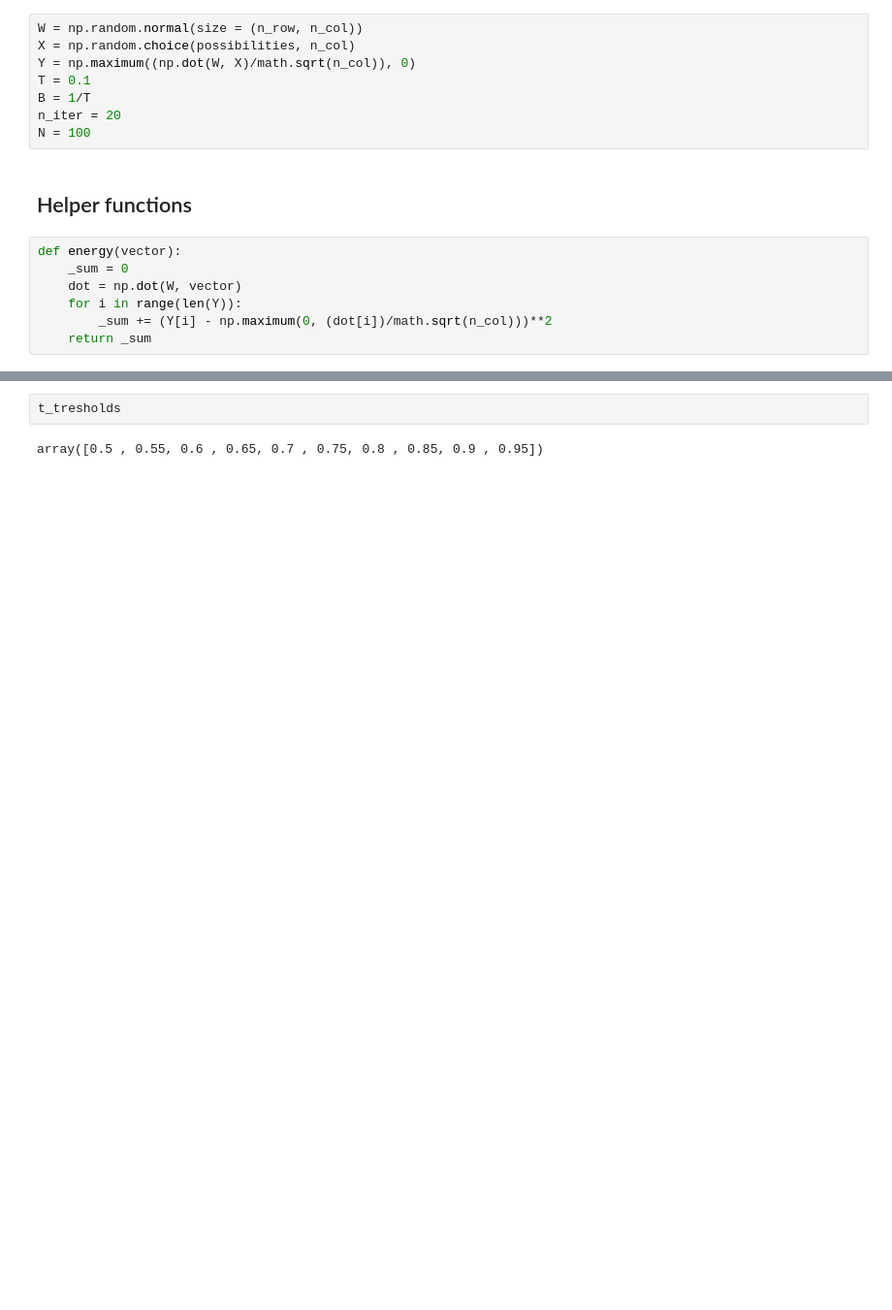
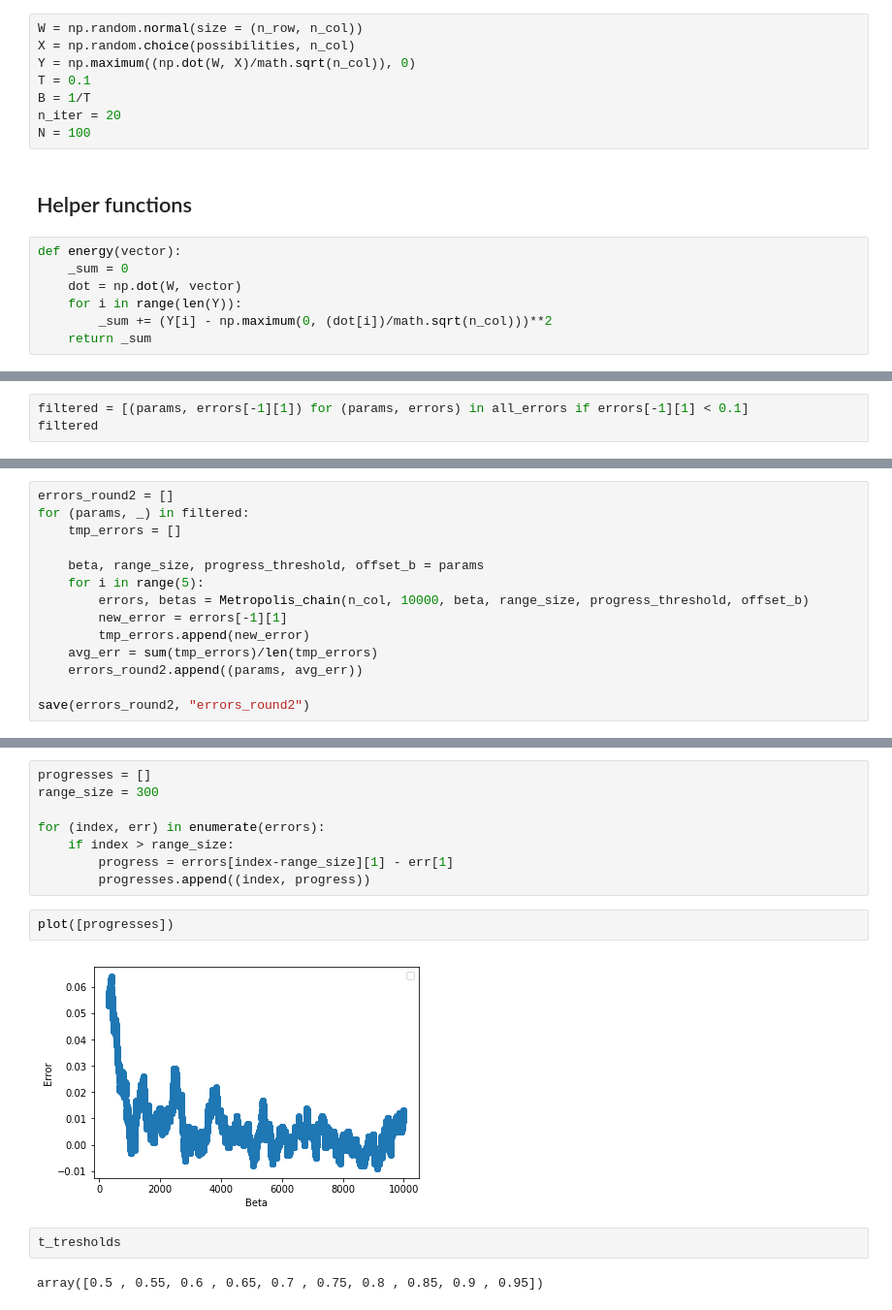
Before and after one commit to arninaud/MCAA_mini_projet, a Jupyter notebook: MCAA_new_version.ipynb, the cells around one changed output, grey strips where cells are left out. Shown at 97% size. Drawn from its saved outputs; the diff is of its cells as text; blank space fills up the shorter version.

```diff
--- a/MCAA_new_version.ipynb
+++ b/MCAA_new_version.ipynb
@@ -186,0 +158,3 @@ KeyboardInterrupt:
+# %%
+filtered = [(params, errors[-1][1]) for (params, errors) in all_errors if errors[-1][1] < 0.1]
+filtered
@@ -186,0 +165,14 @@ KeyboardInterrupt:
+# %%
+errors_round2 = []
+for (params, _) in filtered:
+    tmp_errors = []
+
+    beta, range_size, progress_threshold, offset_b = params
+    for i in range(5):
+        errors, betas = Metropolis_chain(n_col, 10000, beta, range_size, progress_threshold, offset_b)
+        new_error = errors[-1][1]
+        tmp_errors.append(new_error)
+    avg_err = sum(tmp_errors)/len(tmp_errors)
+    errors_round2.append((params, avg_err))
+
+save(errors_round2, "errors_round2")
@@ -187,3 +229,15 @@ KeyboardInterrupt:
+# %%
+progresses = []
+range_size = 300
+
+for (index, err) in enumerate(errors):
+    if index > range_size:
+        progress = errors[index-range_size][1] - err[1]
+        progresses.append((index, progress))
+# %%
+plot([progresses])
+# %% [output]
+[figure, added]
 # %%
 t_tresholds
 # %% [output]
```
Also changed, not shown: parts of 20 cells of this notebook.
